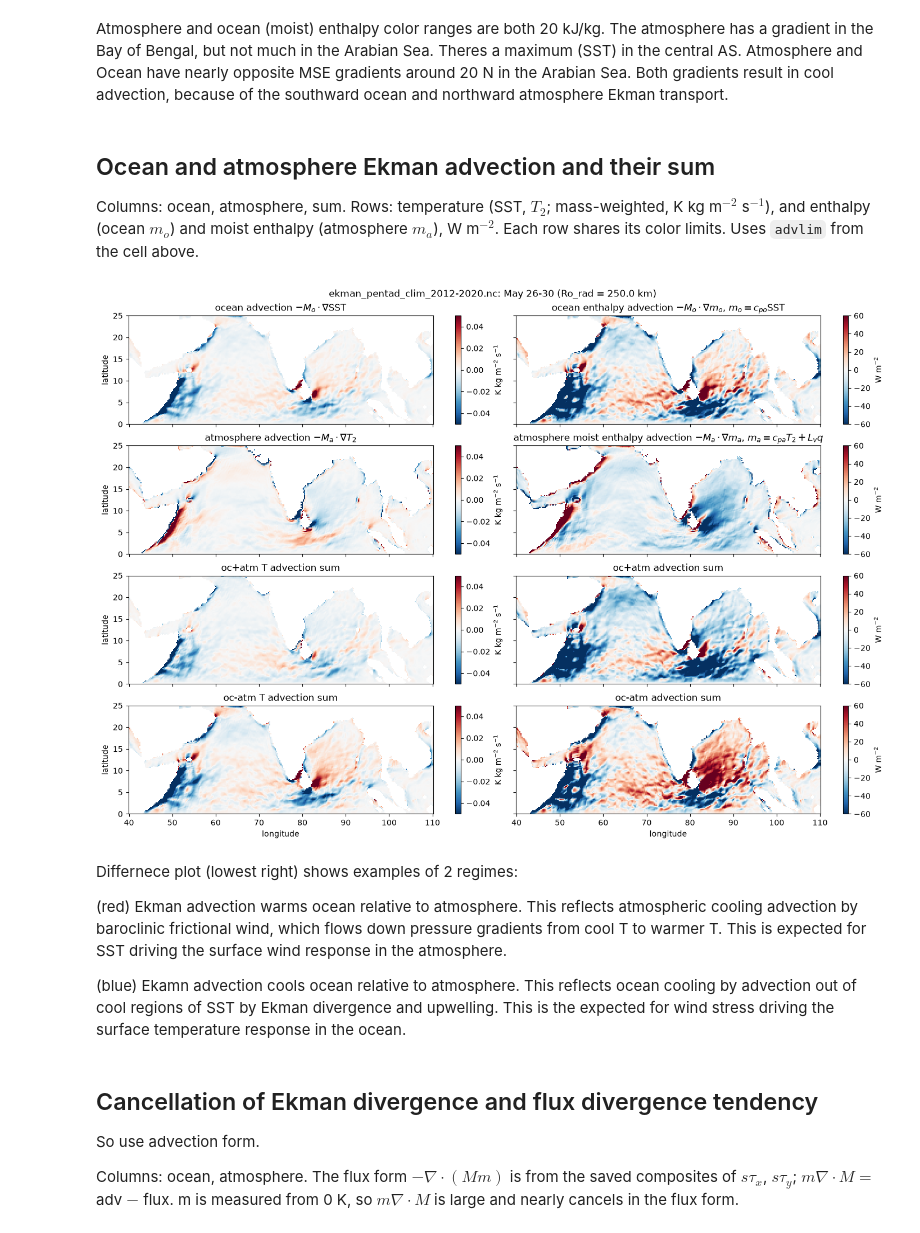
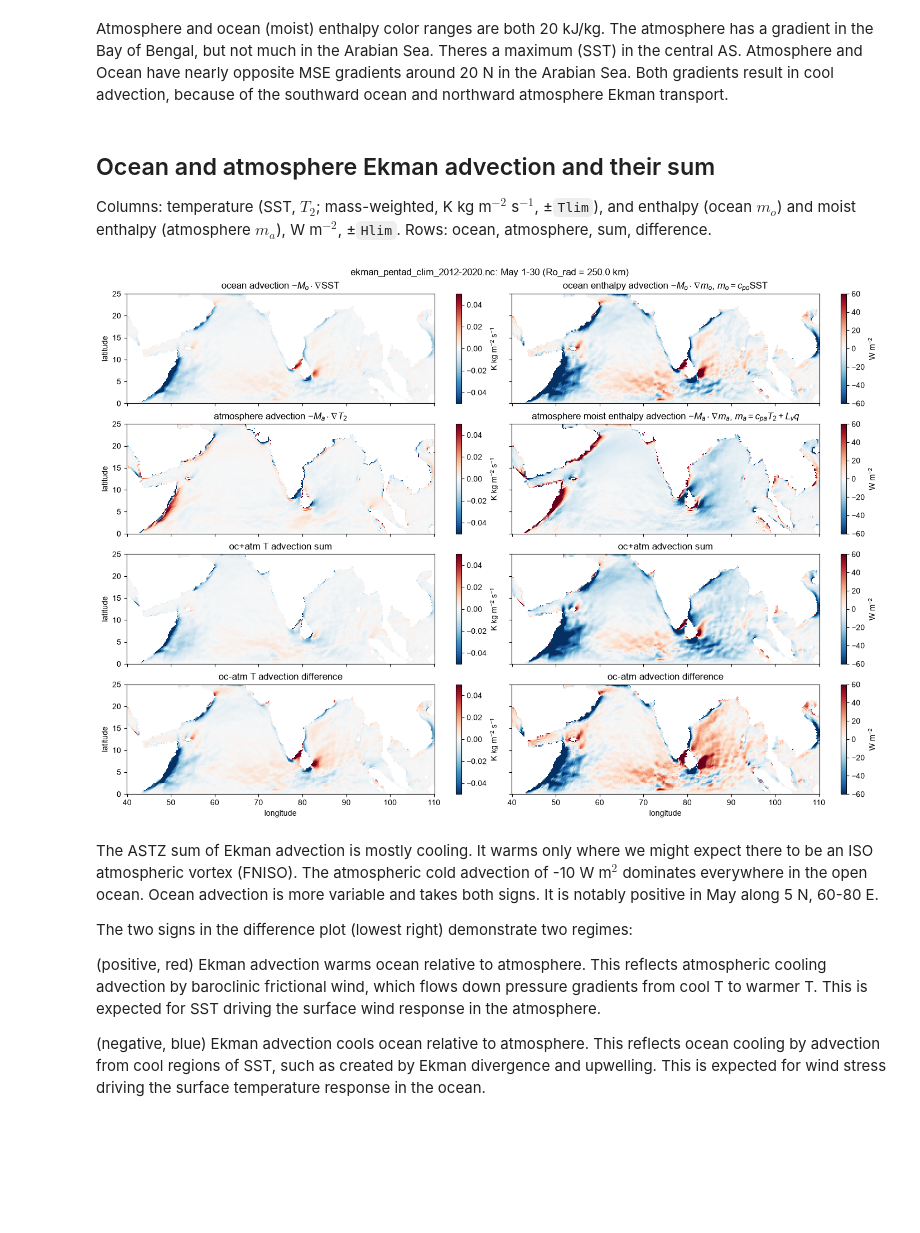
Before and after one commit to deszoeke/ekman-astz, a Jupyter notebook: plot/ekman_plots.ipynb, the cells around one changed output. Cells and saved outputs as stored; diff of their text form; code cells hidden in the pictures; blank space fills up the shorter version.

```diff
--- a/plot/ekman_plots.ipynb
+++ b/plot/ekman_plots.ipynb
@@ -15,20 +24,14 @@ The mean over pentads `p`, the `n` pentads best aligned with the dates `period`
 
 The composites use the uncurtailed Ekman transport. `ekman_fields` multiplies M by `r = curtail(lat, Ro_rad)` (`f.r`), a function of latitude only, so `Ro_rad` can be changed here without recompositing. It matters only within ~5° of the equator.
 # %%
-using Dates
 file = "../ekman_pentad_clim_2012-2020.nc"
-# averaging period: the n pentads that best cover these dates (year ignored; 365-day calendar)
-period = (Date(2001, 5, 1), Date(2001, 5, 31)) # May
-p = pentads_for(period...; n=6) # 25:30 = May 1-30; n=nothing: all pentads touching the dates
 lonlim, latlim = (40, 110), (0, 25) # degrees: Indian Ocean; only this region is read
-advlim = 180   # W m^-2, color limit for the enthalpy advection panels
 Ro_rad = 250e3 # m, curtail M by r = 1 - exp(-y^2/Ro_rad^2) near the equator (plotting only)
-d = read_pentads(file, p; lonlim, latlim) # nobs-weighted mean over pentads p
-f = ekman_fields(d; Ro_rad)
-first_day, last_day = first(pentad_dates(first(p))), last(pentad_dates(last(p))) # days averaged
-dates = Dates.format(first_day, "u d") * "-" * Dates.format(last_day, month(last_day) == month(first_day) ? "d" : "u d")
-figtitle = "$(basename(file)): $dates (Ro_rad = $(Ro_rad/1e3) km)"
-size(f.Mx), keys(f)
+figtitle(f) = "$(basename(file)): $(period_label(f.dimval)) (Ro_rad = $(Ro_rad/1e3) km)"
+
+# May: the 6 pentads best aligned with May (year ignored): pentads 25:30, May 1-30
+f = ekman_fields(file, Date(2001, 5, 1), Date(2001, 5, 31); n=6, lonlim, latlim, Ro_rad)
+f.dimval, size(f.Mx), keys(f)
 # %% [output]
 ((281, 101), (:lon, :lat, :Mx, :My, :m_a, :m_o, :dmodx, :dmody, :dmadx, :dmady, :advT_o, :advT_a, :adv_o, :adv_a, :sdiv_o, :sdiv_a, :flux_o, :flux_a, :r, :land))
 # %% [markdown]
@@ -59,37 +51,20 @@ Atmosphere and ocean (moist) enthalpy color ranges are both 20 kJ/kg. The atmosp
 # %% [markdown]
 ## Ocean and atmosphere Ekman advection and their sum
-Columns: ocean, atmosphere, sum. Rows: temperature (SST, $T_2$; mass-weighted, K kg m$^{-2}$ s$^{-1}$), and enthalpy (ocean $m_o$) and moist enthalpy (atmosphere $m_a$), W m$^{-2}$. Each row shares its color limits. Uses `advlim` from the cell above.
+Columns: temperature (SST, $T_2$; mass-weighted, K kg m$^{-2}$ s$^{-1}$, ±`Tlim`), and enthalpy (ocean $m_o$) and moist enthalpy (atmosphere $m_a$), W m$^{-2}$, ±`Hlim`. Rows: ocean, atmosphere, sum, difference.
 # %%
-Tlim = 0.05 # maximum(symlim, (f.advT_o, f.advT_a)) # shared by the temperature row
-Hlim = 60                               # W m^-2, shared by the enthalpy row
-panels_adv = [
-    panel(f.advT_o, raw"ocean advection $-M_o \cdot \nabla$SST", advT_units; vmin=-Tlim, vmax=Tlim),
-    panel(f.adv_o, raw"ocean enthalpy advection $-M_o \cdot \nabla m_o$, $m_o = c_{po}$SST", flux_units; vmin=-Hlim, vmax=Hlim),
-    panel(f.advT_a, raw"atmosphere advection $-M_a \cdot \nabla T_2$", advT_units; vmin=-Tlim, vmax=Tlim),
-    panel(f.adv_a, raw"atmosphere moist enthalpy advection $-M_a \cdot \nabla m_a$, $m_a = c_{pa}T_2 + L_v q$", flux_units; vmin=-Hlim, vmax=Hlim),
-    panel(f.advT_o .+ f.advT_a, "oc+atm T advection sum", advT_units; vmin=-Tlim, vmax=Tlim),
-    panel(f.adv_o .+ f.adv_a, "oc+atm advection sum", flux_units; vmin=-Hlim, vmax=Hlim),
-    panel(f.advT_o .- f.advT_a, "oc-atm T advection sum", advT_units; vmin=-Tlim, vmax=Tlim),
-    panel(f.adv_o .- f.adv_a, "oc-atm advection sum", flux_units; vmin=-Hlim, vmax=Hlim)
-    ]
-fig_adv, axs_adv = plot_panels(f.lon, f.lat, panels_adv; ncols=2, land=f.land, suptitle=figtitle);
-for ax in axs_adv.flat
-    ax.set_ylim(latlim...); # axes are shared: sets all panels
-    ax.set_aspect("equal")
-end
-# fig_adv.savefig("ekman_adv_sum_pentad$p.png")
+fig_adv1, axs_adv1, pcs_adv1, cbs_adv1, qs_adv1 = fig_adv(f; title=figtitle(f), Tlim=0.05, Hlim=60, ylim=latlim);
+# fig_adv1.savefig("ekman_adv_sum_$(period_tag(f.dimval)).png"; bbox_inches="tight")
 # %% [output]
-[figure, old version]
+[figure, new version]
 # %% [markdown]
-Differnece plot (lowest right) shows examples of 2 regimes:
+The ASTZ sum of Ekman advection is mostly cooling. It warms only where we might expect there to be an ISO atmospheric vortex (FNISO). The atmospheric cold advection of -10 W m$^2$ dominates everywhere in the open ocean. Ocean advection is more variable and takes both signs. It is notably positive in May along 5 N, 60-80 E.
 
-(red) Ekman advection warms ocean relative to atmosphere. This reflects atmospheric cooling advection by baroclinic frictional wind, which flows down pressure gradients from cool T to warmer T.
+The two signs in the difference plot (lowest right) demonstrate two regimes:
+
+(positive, red) Ekman advection warms ocean relative to atmosphere.
+This reflects atmospheric cooling advection by baroclinic frictional wind, which flows down pressure gradients from cool T to warmer T.
 This is expected for SST driving the surface wind response in the atmosphere.
 
-(blue) Ekamn advection cools ocean relative to atmosphere. This reflects ocean cooling by advection out of cool regions of SST by Ekman divergence and upwelling.
-This is the expected for wind stress driving the surface temperature response in the ocean.
+(negative, blue) Ekman advection cools ocean relative to atmosphere.
+This reflects ocean cooling by advection from cool regions of SST, such as created by Ekman divergence and upwelling.
+This is expected for wind stress driving the surface temperature response in the ocean.
-# %% [markdown]
-## Cancellation of Ekman divergence and flux divergence tendency
-So use advection form.
-
-Columns: ocean, atmosphere. The flux form $-\nabla\cdot(M m)$ is from the saved composites of $s\tau_x$, $s\tau_y$; $m \nabla\cdot M = $ adv $-$ flux. m is measured from 0 K, so $m \nabla\cdot M$ is large and nearly cancels in the flux form.
```
Also changed, not shown: parts of 10 cells of this notebook, 6 other files.
